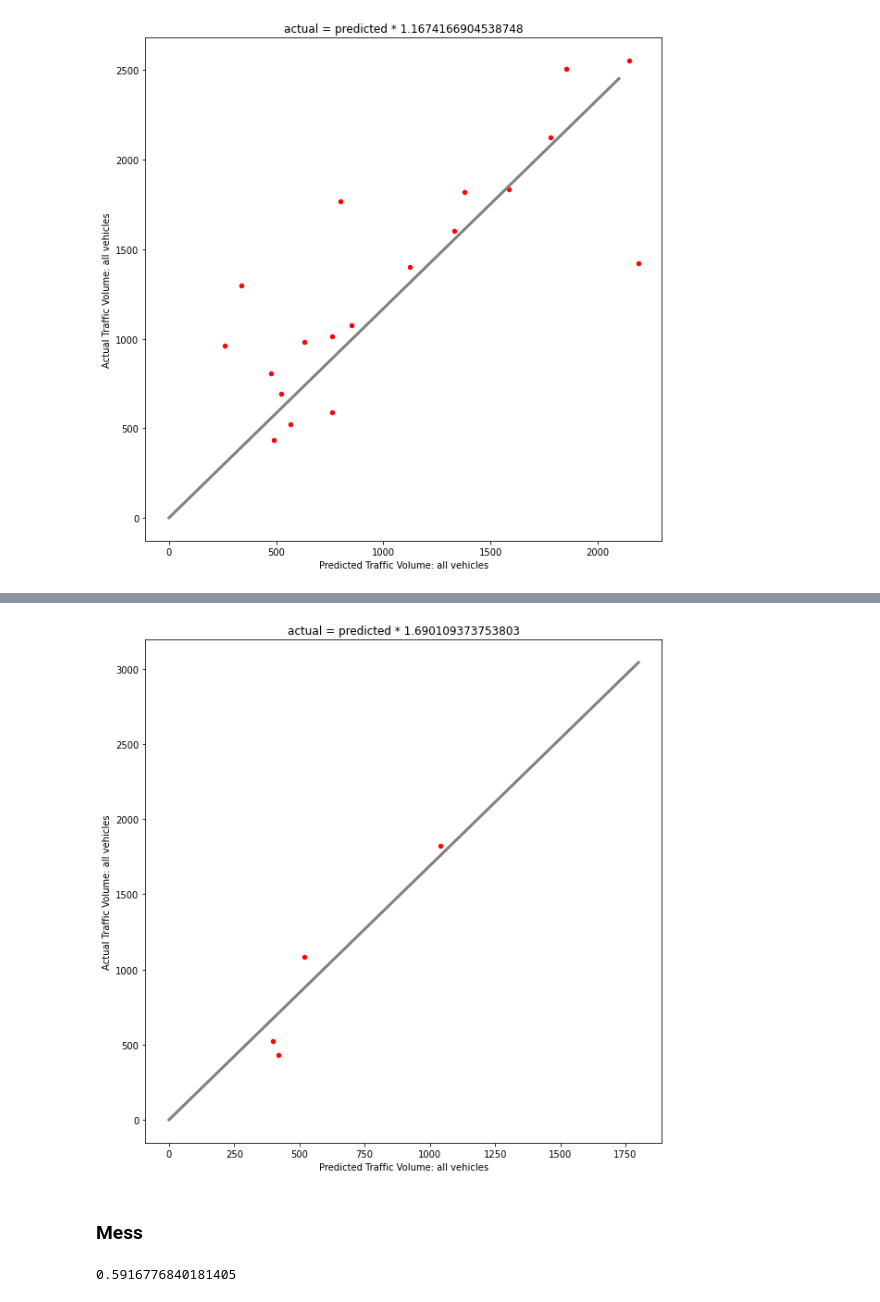
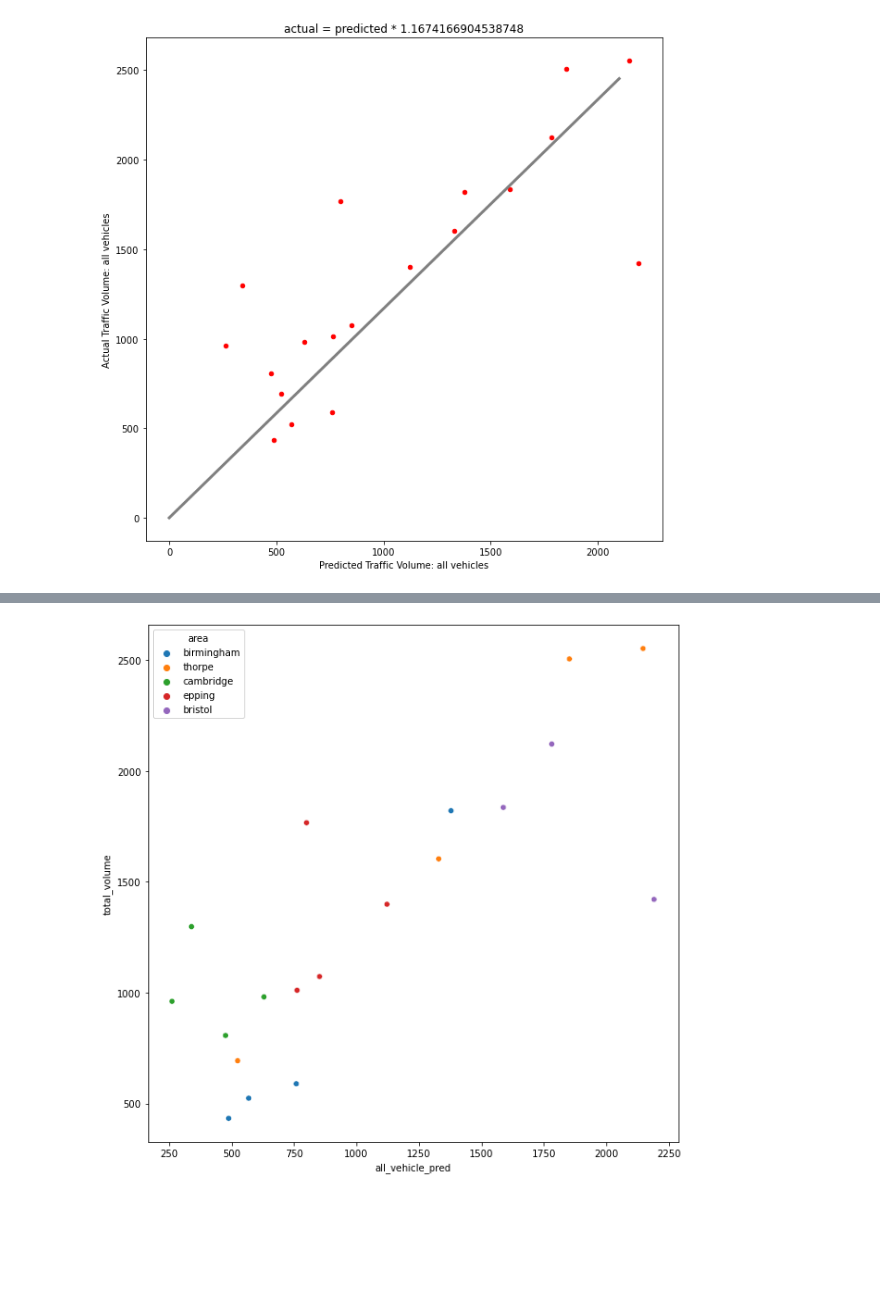
Before and after one commit to JakeRobertBaker/small-object-detection-benchmark, a Jupyter notebook: Inference-Highways.ipynb, the cells around one changed output, grey strips where cells are left out. Saved outputs shown, nothing was run; the diff lists cells and outputs as text; code cells hidden in the pictures; blank space fills up the shorter version.

Commit message:
traffic predictions

```diff
--- a/Inference-Highways.ipynb
+++ b/Inference-Highways.ipynb
@@ -337,3 +336,0 @@ road_lengths[['filename', '0-520cm', '521-660cm', '661-1160cm', '1160+cm',
-# %%
-x = road_lengths.iloc[0]
-x.det_report.small_car_detections
@@ -348,13 +336,0 @@ detections[detections.filename == x.filename]
-# %%
-x = road_lengths.iloc[0]
-sites = x.sites.split(', ')
-day, month, year = x.ddmmyy.split('/')
-hour, minute  = x.time.split(':')
-
-# Get the nearest of the 15 minute intervals to compare to
-min_mod_15 = round((int(minute)+1)/15)
-nearest_minute_interval = 15*min_mod_15 - 1
-time = datetime.datetime(int(year),int(month),int(day), int(hour), int(nearest_minute_interval))
-
-x_report = filtered_train_report[(filtered_train_report.site_id.isin(sites)) & (filtered_train_report.timestamp == time)]
-print(time)
@@ -543,16 +397,6 @@ theta = theta[0][0]
-# %%
-fig, ax = plt.subplots(figsize=(10,10))
-ax.plot([0,1800],[0,1800*theta], lw=3, c='grey')
-full_table.plot('all_vehicle_pred','total_volume', c='red', kind='scatter', ax=ax)
-ax.set_xlabel('Predicted Traffic Volume: all vehicles')
-ax.set_ylabel('Actual Traffic Volume: all vehicles')
-ax.set_title(label=f"actual = predicted * {theta}")
-plt.show()
-# %% [output]
-[figure, removed]
-# %% [markdown]
-### Mess
-# %%
-1/theta
-# %% [output]
-0.5916776840181405
+# %%
+fig, ax = plt.subplots(figsize=(10,10))
+sns.scatterplot(x='all_vehicle_pred', y='total_volume', hue='area', data=road_lengths, ax=ax)
+plt.show()
+# %% [output]
+[figure, added]
```
Also changed, not shown: parts of 27 cells of this notebook.
